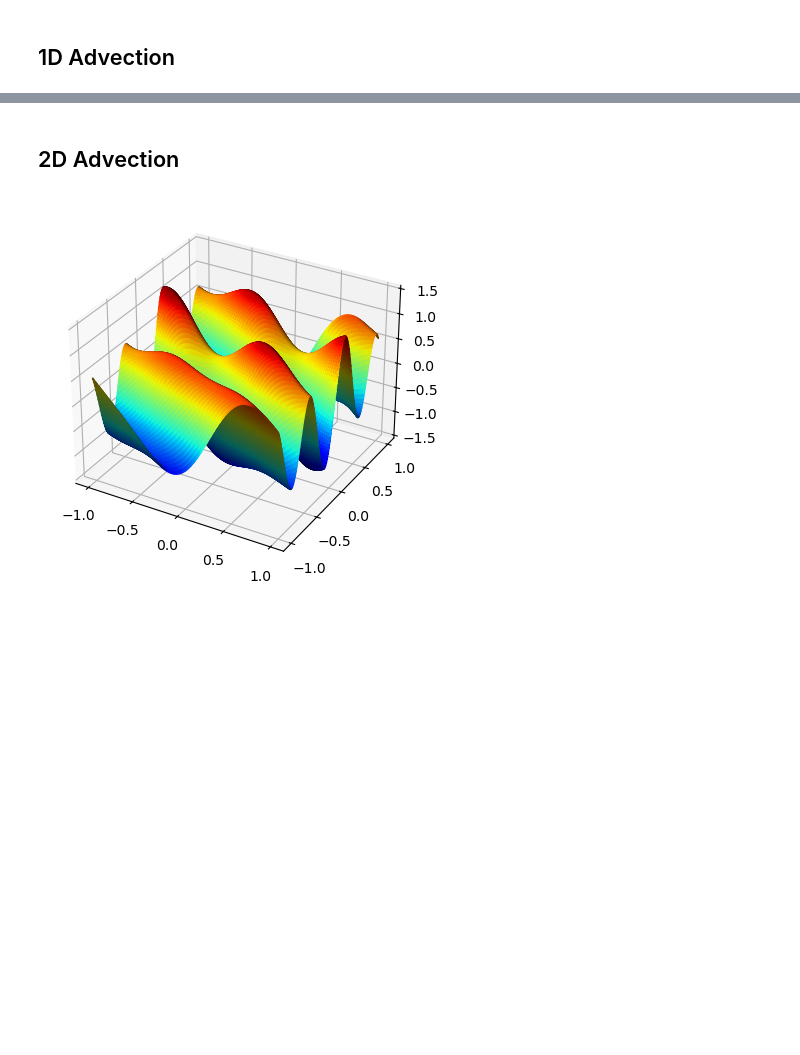
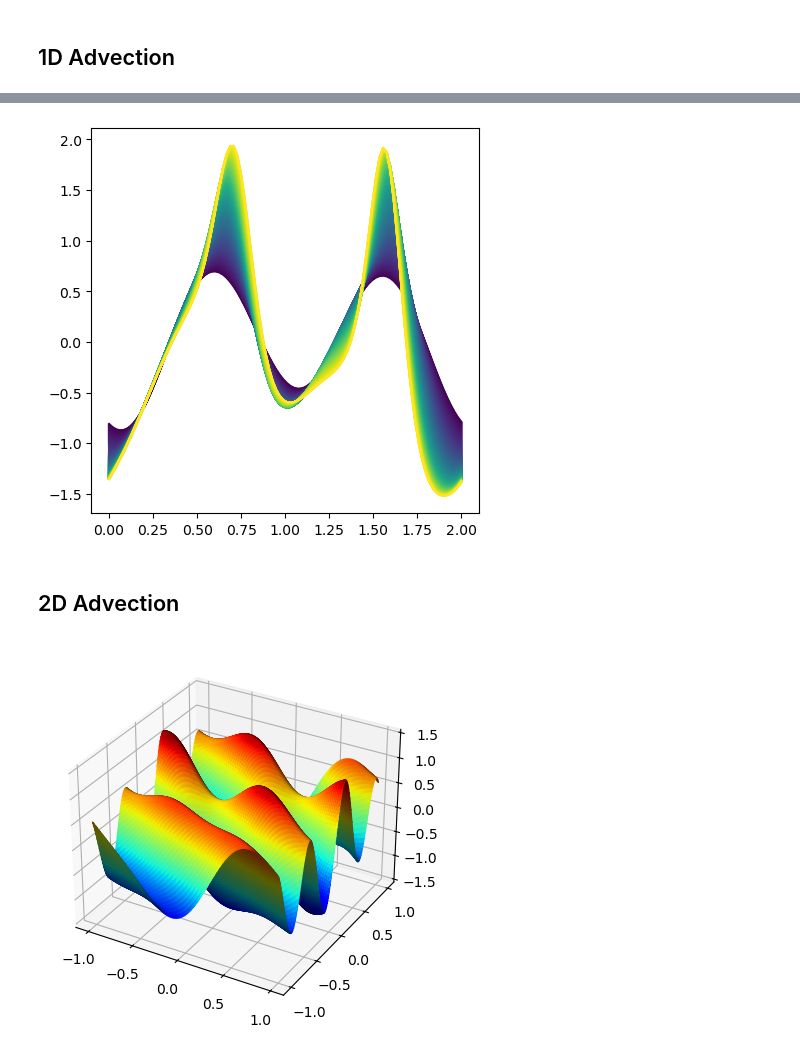
Before and after one commit to anthonyzhou-1/data_gen, a Jupyter notebook: visualize.ipynb, the cells around one changed output, grey strips where cells are left out. Saved outputs shown, nothing was run; the diff lists cells and outputs as text; code cells hidden in the pictures; blank space fills up the shorter version.

```diff
--- a/visualize.ipynb
+++ b/visualize.ipynb
@@ -10,3 +137,8 @@ data=f['Advection_tensor(1.0992)']
+# %%
+valid_path = "/home/cmu/anthony/data_gen/pde_data/1D/valid/largeCE_valid_E3.h5"
+f_valid = h5py.File(valid_path, 'r')
+data_valid = f_valid["valid"]
+alpha_valid = data_valid['alpha'][:]
 # %%
 from utils import vis_1D
 import matplotlib.pyplot as plt
@@ -19,3 +150,11 @@ vis_1D(rollout, ax)
+# %%
+from utils import vis_1D
+import matplotlib.pyplot as plt
+
+fig, ax = plt.subplots(1, 1, figsize=(5, 5))
+vis_1D(data_valid['u'][2], ax)
+# %% [output]
+[figure, added]
 # %% [markdown]
 ## 2D Advection
 # %%
```
Also changed, not shown: parts of 15 cells of this notebook, 23 other files.
